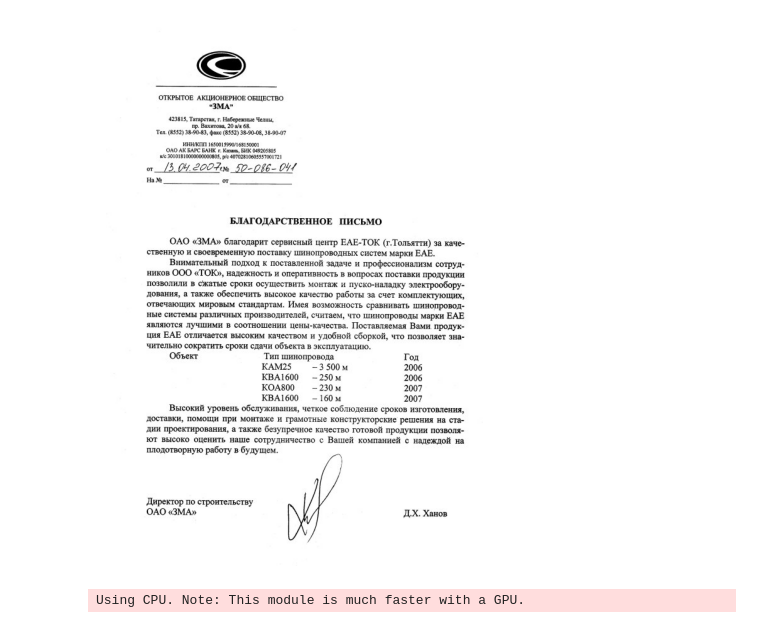
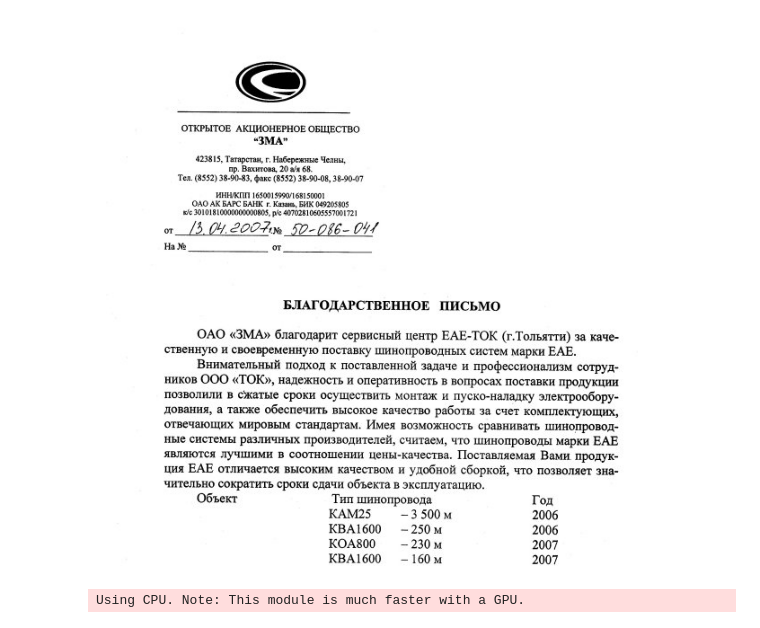
Before and after one commit to dimkablin/carrotOCR, a Jupyter notebook: notebooks/OCR_easyocr.ipynb, the cells around one changed output. Cells and saved outputs as stored; diff of their text form; code cells hidden in the pictures.

```diff
--- a/notebooks/OCR_easyocr.ipynb
+++ b/notebooks/OCR_easyocr.ipynb
@@ -11,19 +11,20 @@ from src.visualization.visualize import *
 # %%
 url0 = 'data/raw/example1.jpg'
 image0 = mmcv.imread(url0)
 
 def preprocessing(image):
+    image = pp.cut_image(image)
     image = mmcv.bgr2gray(image)
-    image = pp.threshold(image, thresh=120)
+    #image = pp.adaptive_threshold(image, block_size=11, c_var=15)
     image = mmcv.gray2rgb(image)
 
     return image
 
-#image0 = preprocessing(image0)
+image0 = preprocessing(image0)
 
 show(image0)
 # %% [output]
-[figure, old version]
+[figure, new version]
 # %%
 from src.models.ocr import OCRModelFactory
 
```
Also changed, not shown: parts of 1 cell of this notebook, 4 other files.
